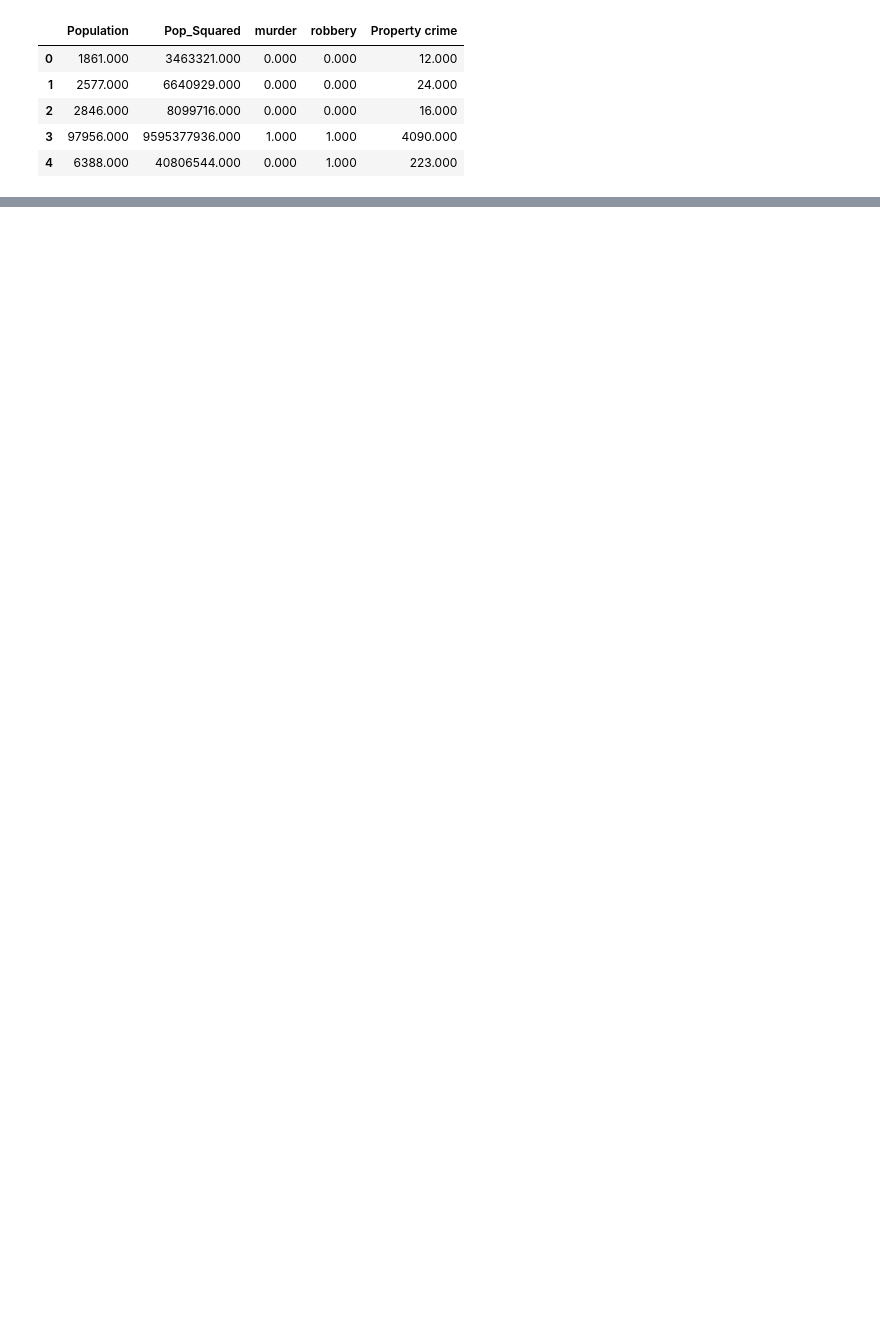
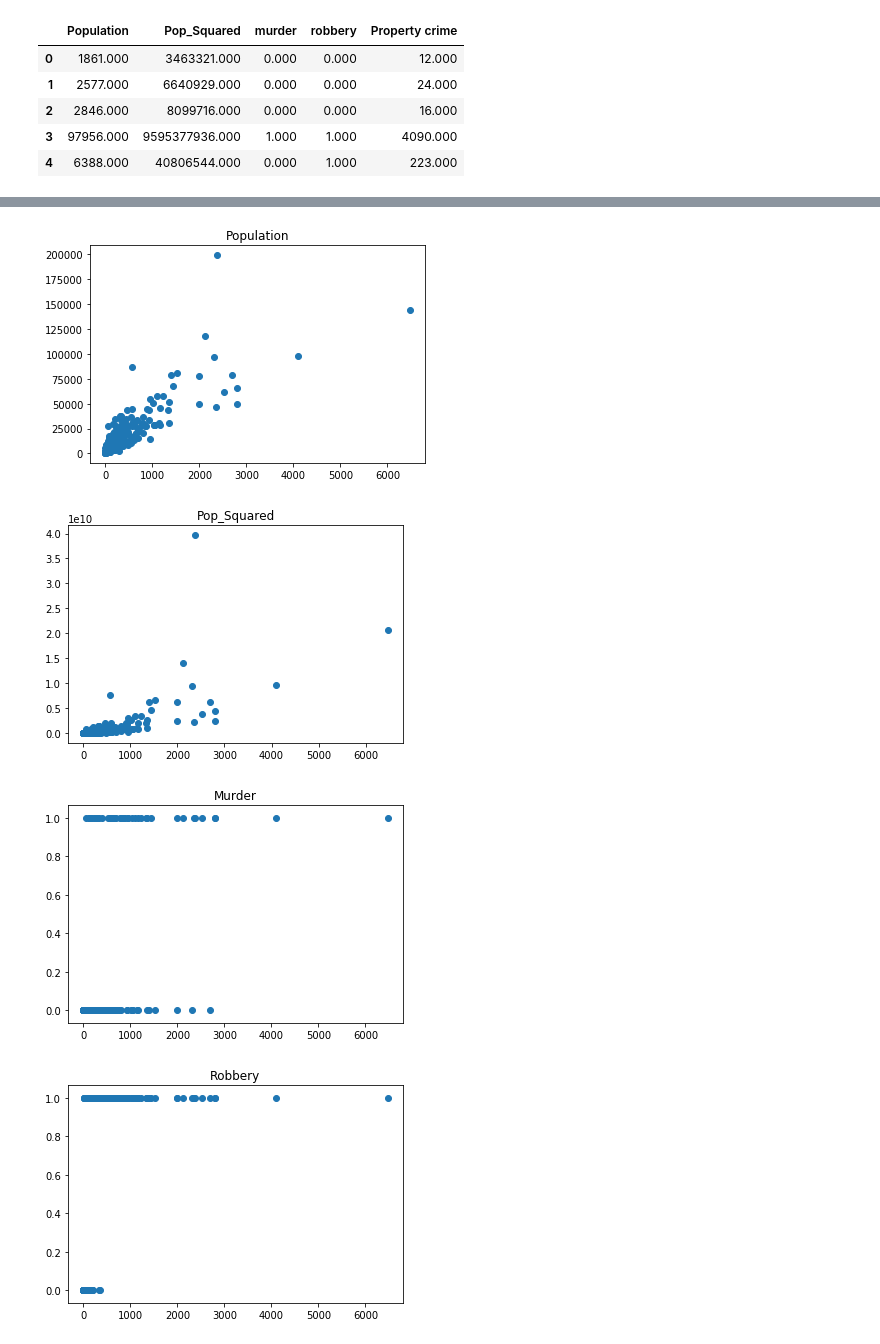
Before and after one commit to jtillis0317/Drills-and-Projects, a Jupyter notebook: Drill - Prepare the Data - Unit 2, Lesson 4, Project 2.ipynb, the cells around one changed output, grey strips where cells are left out. Saved outputs shown, nothing was run; the diff lists cells and outputs as text; code cells hidden in the pictures; blank space fills up the shorter version.

```diff
--- a/Drill - Prepare the Data - Unit 2, Lesson 4, Project 2.ipynb
+++ b/Drill - Prepare the Data - Unit 2, Lesson 4, Project 2.ipynb
@@ -233,0 +321,29 @@ features.head()
+# %%
+features = features[features["Population"] < 200000]
+# %%
+outcome = features["Property\ncrime"]
+
+plt.scatter(outcome, features["Population"])
+plt.title("Population")
+plt.show()
+
+plt.scatter(outcome, features["Pop_Squared"])
+plt.title("Pop_Squared")
+plt.show()
+
+plt.scatter(outcome, features["murder"])
+plt.title("Murder")
+plt.show()
+
+plt.scatter(outcome, features["robbery"])
+plt.title("Robbery")
+plt.show()
+
+#looking at the new scatter plots below, there is one outlier in the Population (at about 2500, 200000).
+# The Pop_Squared data (unsurprisingly) is not linear (it's quadratic). However, if I try to address this by taking the square root of this feature,
+# I am just left with the "Population" feature.
+# %% [output]
+[figure, added]
+[figure, added]
+[figure, added]
+[figure, added]
```
Also changed, not shown: parts of 54 cells of this notebook.
